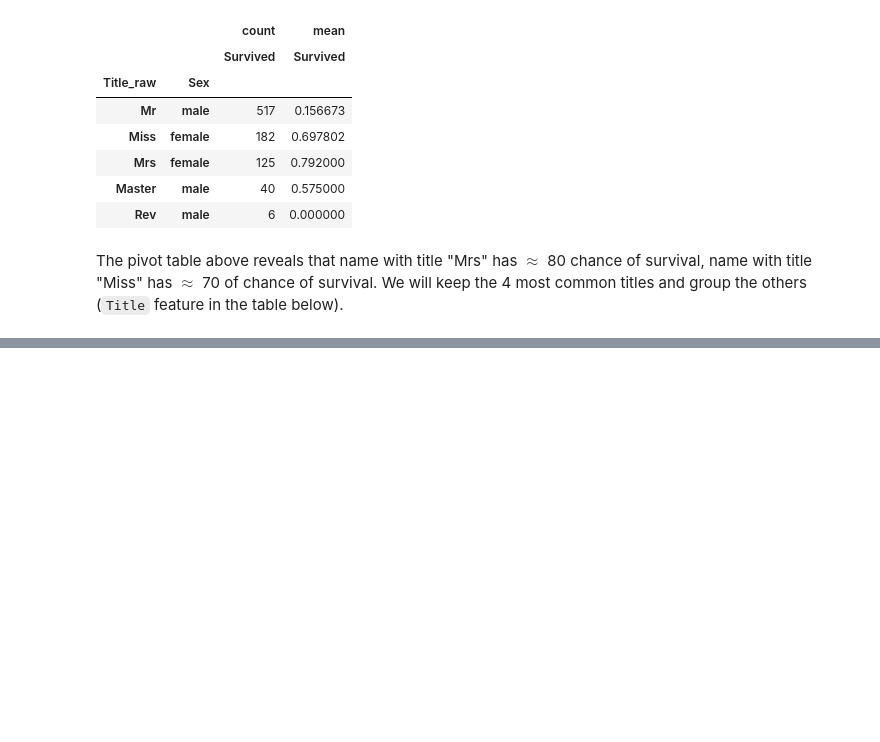
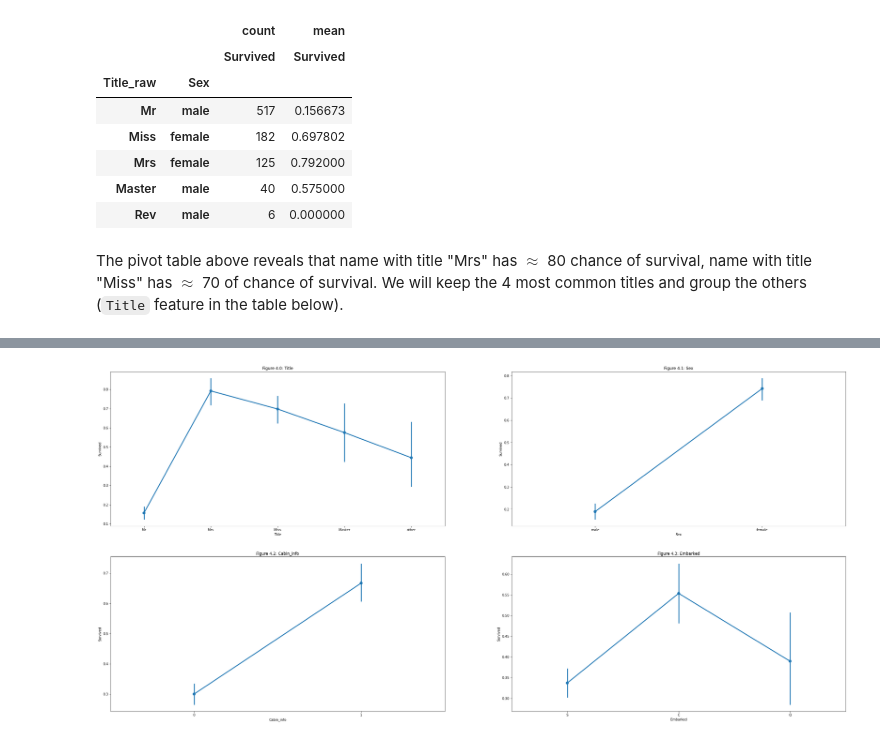
Before and after one commit to pandya6988/my_first_fastpage, a Jupyter notebook: _notebooks/2022-09-11-feature_engineering.ipynb, the cells around one changed output, grey strips where cells are left out. Cells and saved outputs as stored; diff of their text form; code cells hidden in the pictures; blank space fills up the shorter version.

```diff
--- a/_notebooks/2022-09-11-feature_engineering.ipynb
+++ b/_notebooks/2022-09-11-feature_engineering.ipynb
@@ -380 +380,16 @@ titanic
 891 rows × 9 columns
+# %%
+# collapse
+
+fig, axs = plt.subplots(ncols=2, nrows=2, figsize=(40,19))
+axs_no = 0
+n_row = 0
+n_col = 0
+for feature in ['Title', 'Sex', 'Cabin_info', 'Embarked']:
+    sns.pointplot(x=feature, y='Survived', data=titanic, ax=axs[n_row][n_col])
+    axs[n_row][n_col].set_title(f"Figure 4.{axs_no}: {feature}")
+    axs_no += 1
+    n_row = 1 if axs_no > 1 else 0
+    n_col = 1 if n_col == 0 else 0
+# %% [output]
+[figure, added]
```
Also changed, not shown: parts of 4 cells of this notebook, 1 other file.
